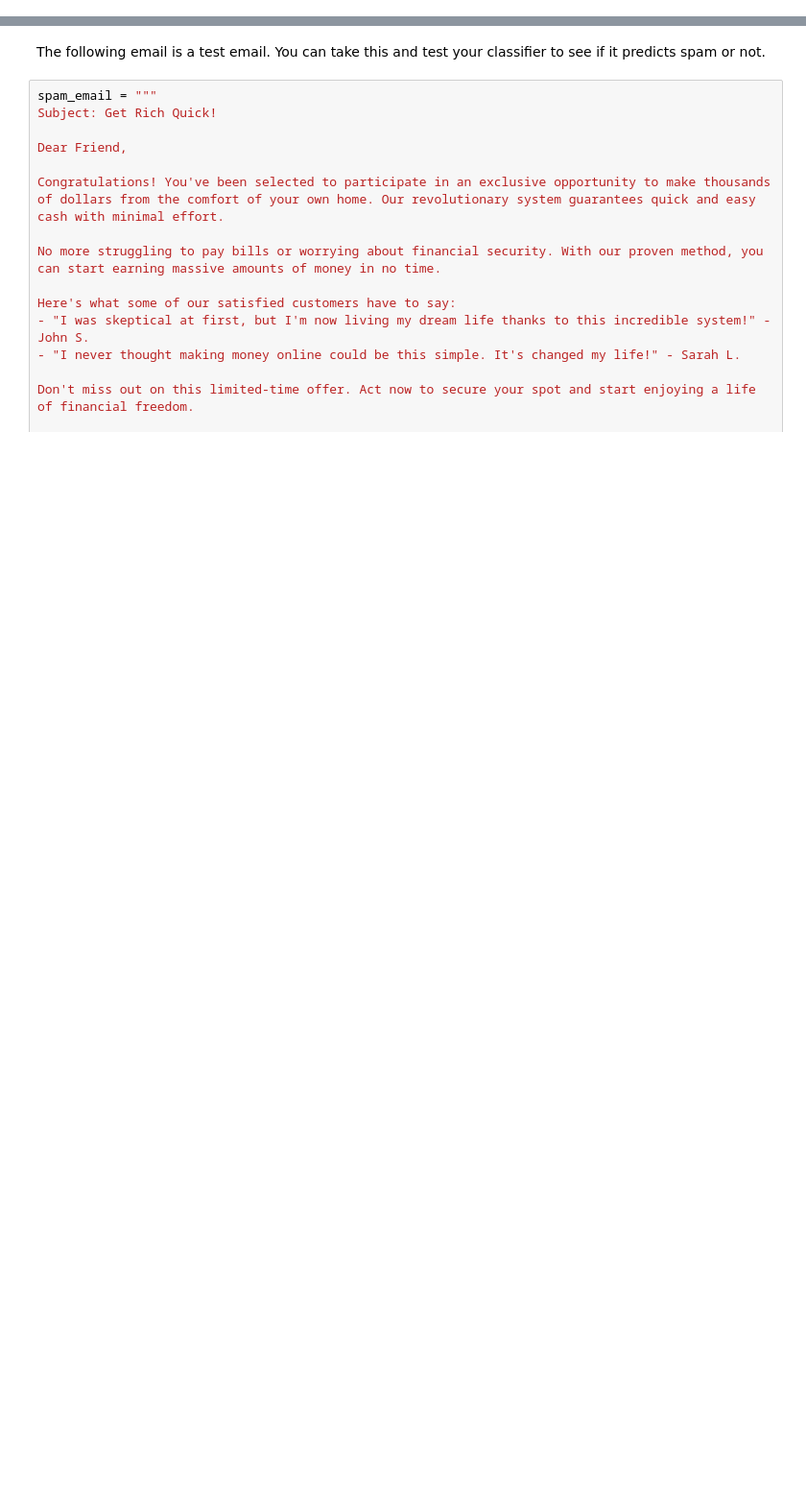
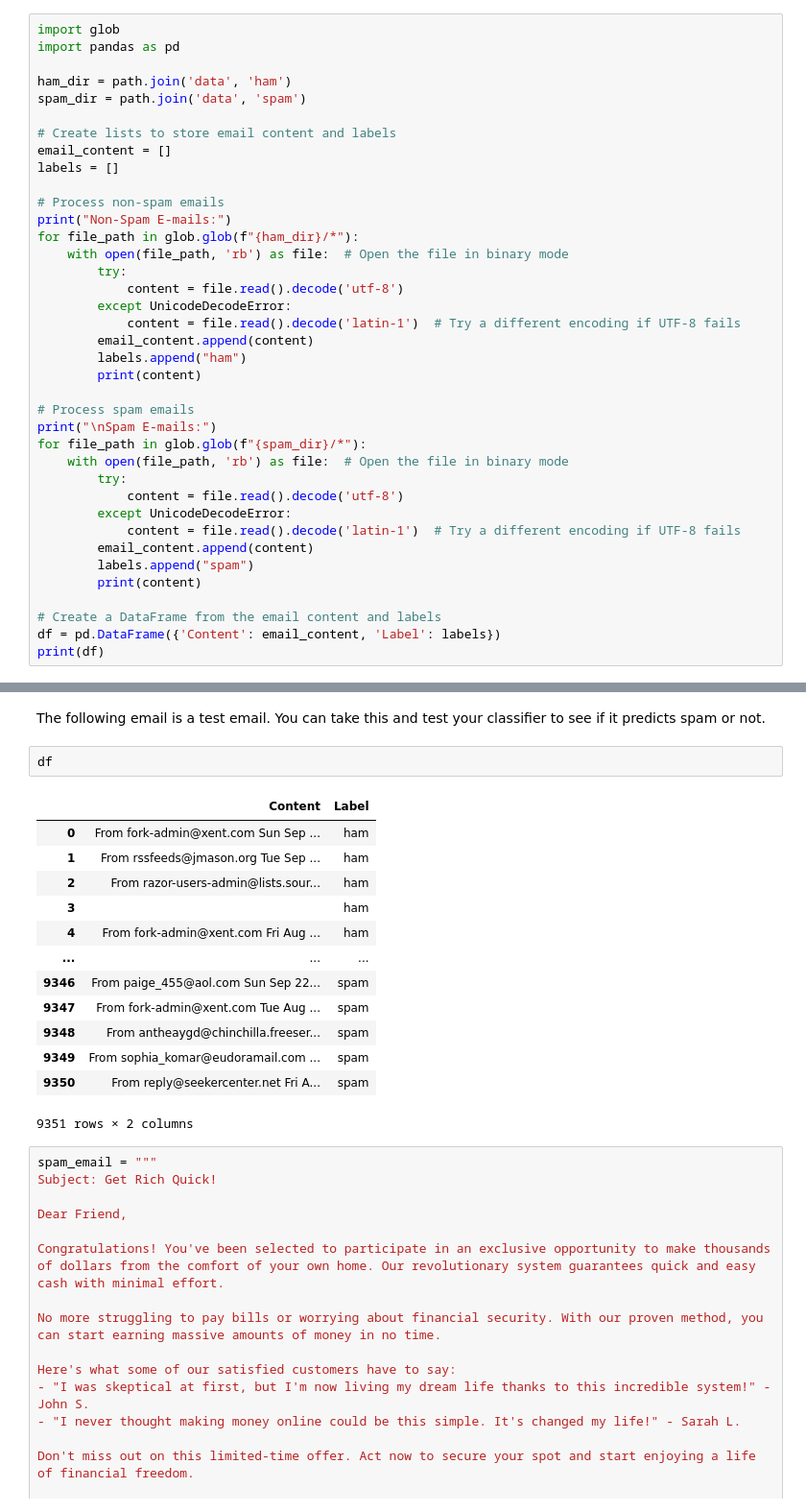
Before and after one commit to onkarvkunte/NLP_Assignment, a Jupyter notebook: M3_Part_I_Assignment.ipynb, the cells around one changed output, grey strips where cells are left out. Shown at 96% size. Drawn from its saved outputs; the diff is of its cells as text; blank space fills up the shorter version.

```diff
--- a/M3_Part_I_Assignment.ipynb
+++ b/M3_Part_I_Assignment.ipynb
@@ -125,0 +124,38 @@ Provide your classifier below
+# %%
+import glob
+import pandas as pd
+
+ham_dir = path.join('data', 'ham')
+spam_dir = path.join('data', 'spam')
+
+# Create lists to store email content and labels
+email_content = []
+labels = []
+
+# Process non-spam emails
+print("Non-Spam E-mails:")
+for file_path in glob.glob(f"{ham_dir}/*"):
+    with open(file_path, 'rb') as file:  # Open the file in binary mode
+        try:
+            content = file.read().decode('utf-8')
+        except UnicodeDecodeError:
+            content = file.read().decode('latin-1')  # Try a different encoding if UTF-8 fails
+        email_content.append(content)
+        labels.append("ham")
+        print(content)
+
+# Process spam emails
+print("\nSpam E-mails:")
+for file_path in glob.glob(f"{spam_dir}/*"):
+    with open(file_path, 'rb') as file:  # Open the file in binary mode
+        try:
+            content = file.read().decode('utf-8')
+        except UnicodeDecodeError:
+            content = file.read().decode('latin-1')  # Try a different encoding if UTF-8 fails
+        email_content.append(content)
+        labels.append("spam")
+        print(content)
+
+# Create a DataFrame from the email content and labels
+df = pd.DataFrame({'Content': email_content, 'Label': labels})
+print(df)
@@ -126,5 +241,21 @@ Provide your classifier below
 # %% [markdown]
 The following email is a test email. You can take this and test your classifier to see if it predicts spam or not.
+# %%
+df
+# %% [output]
+|  | Content | Label |
+| 0 | From fork-admin@xent.com Sun Sep ... | ham |
+| 1 | From rssfeeds@jmason.org Tue Sep ... | ham |
+| 2 | From razor-users-admin@lists.sour... | ham |
+| 3 |  | ham |
+| 4 | From fork-admin@xent.com Fri Aug ... | ham |
+| ... | ... | ... |
+| 9346 | From paige_455@aol.com Sun Sep 22... | spam |
+| 9347 | From fork-admin@xent.com Tue Aug ... | spam |
+| 9348 | From antheaygd@chinchilla.freeser... | spam |
+| 9349 | From sophia_komar@eudoramail.com ... | spam |
+| 9350 | From reply@seekercenter.net Fri A... | spam |
+9351 rows × 2 columns
 # %%
 spam_email = """
 Subject: Get Rich Quick!
```
Also changed, not shown: parts of 3 cells of this notebook.
